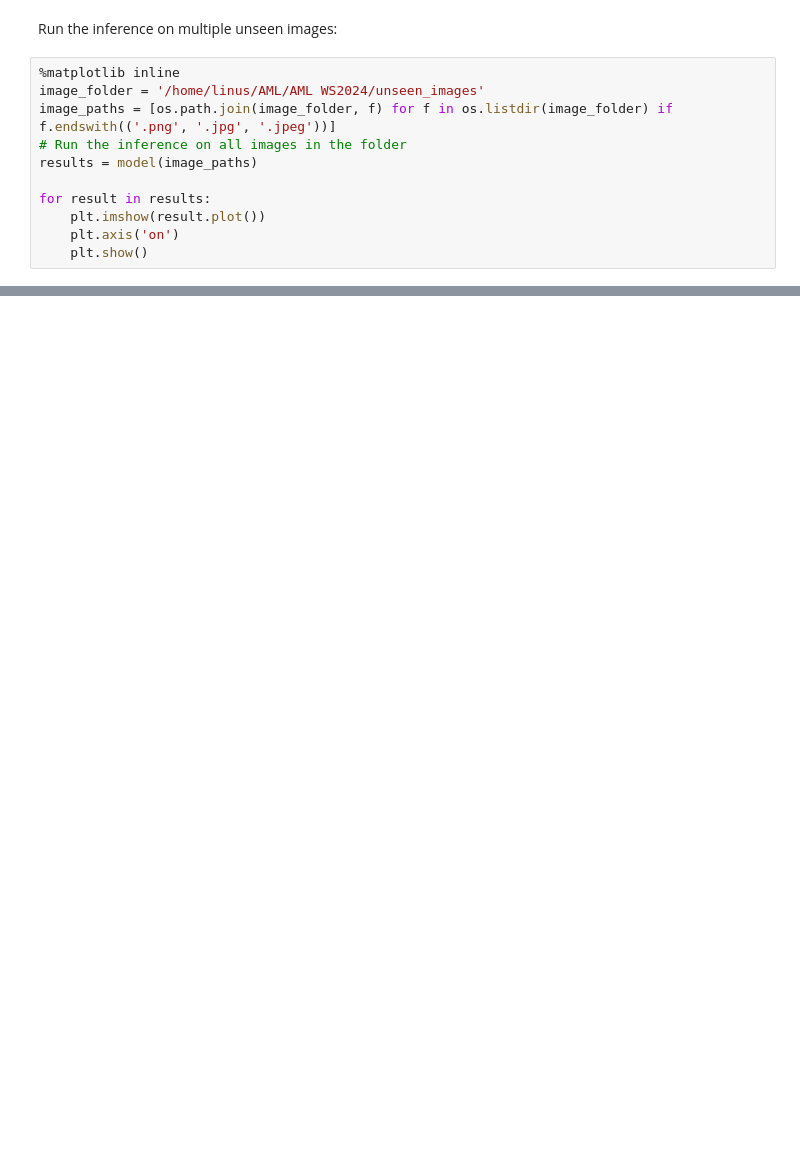
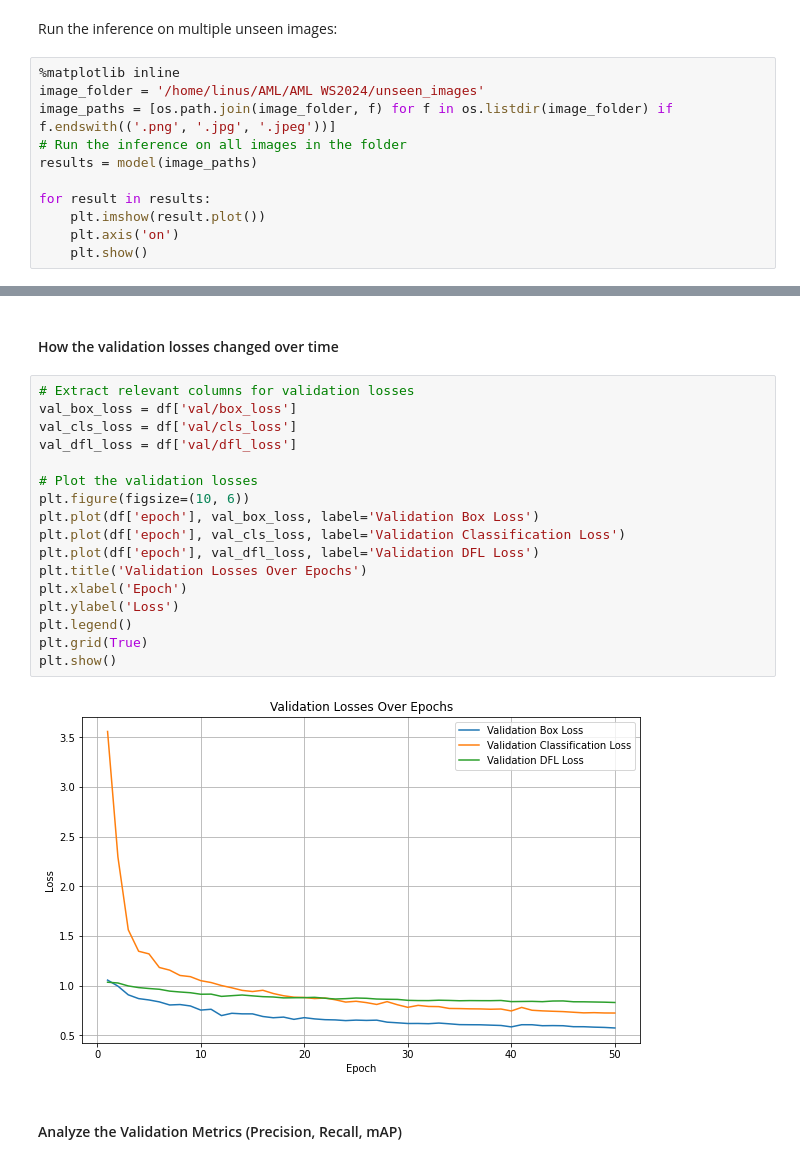
Before and after one commit to LinusNEP/AppliedMachineAndDeepLearningCourse-AML, a Jupyter notebook: train_YOLOv8.ipynb, the cells around one changed output, grey strips where cells are left out. Drawn from its saved outputs; the diff is of its cells as text; blank space fills up the shorter version.

```diff
--- a/train_YOLOv8.ipynb
+++ b/train_YOLOv8.ipynb
@@ -122,0 +277,23 @@ for result in results:
+# %% [markdown]
+#### How the validation losses changed over time
+# %%
+# Extract relevant columns for validation losses
+val_box_loss = df['val/box_loss']
+val_cls_loss = df['val/cls_loss']
+val_dfl_loss = df['val/dfl_loss']
+
+# Plot the validation losses
+plt.figure(figsize=(10, 6))
+plt.plot(df['epoch'], val_box_loss, label='Validation Box Loss')
+plt.plot(df['epoch'], val_cls_loss, label='Validation Classification Loss')
+plt.plot(df['epoch'], val_dfl_loss, label='Validation DFL Loss')
+plt.title('Validation Losses Over Epochs')
+plt.xlabel('Epoch')
+plt.ylabel('Loss')
+plt.legend()
+plt.grid(True)
+plt.show()
+# %% [output]
+[figure, added]
+# %% [markdown]
+#### Analyze the Validation Metrics (Precision, Recall, mAP)
```
Also changed, not shown: parts of 18 cells of this notebook.
